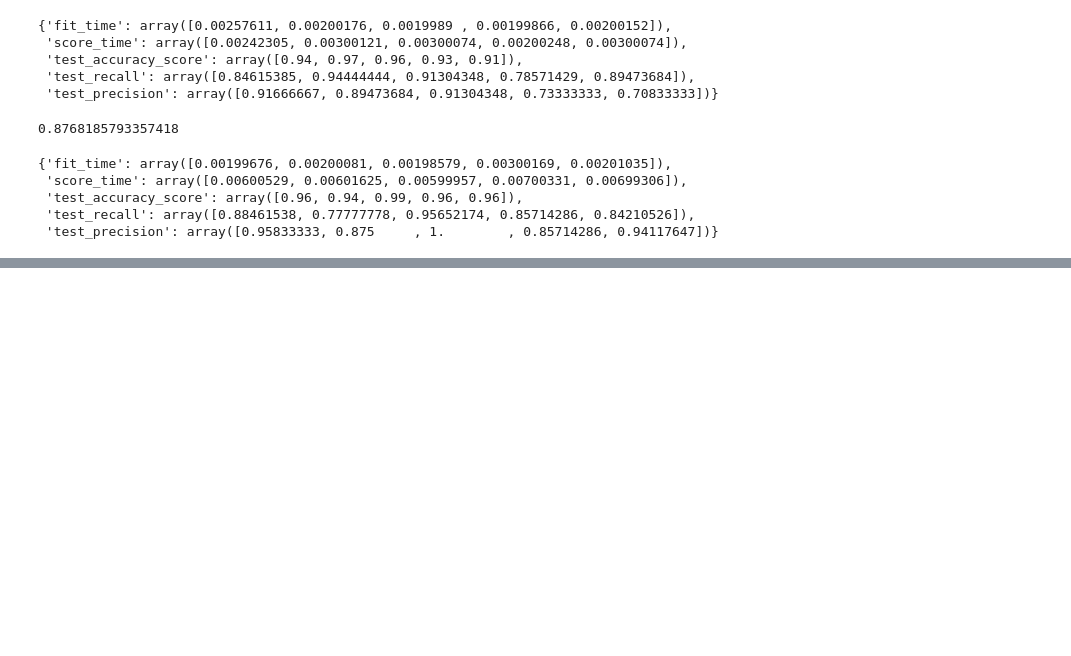
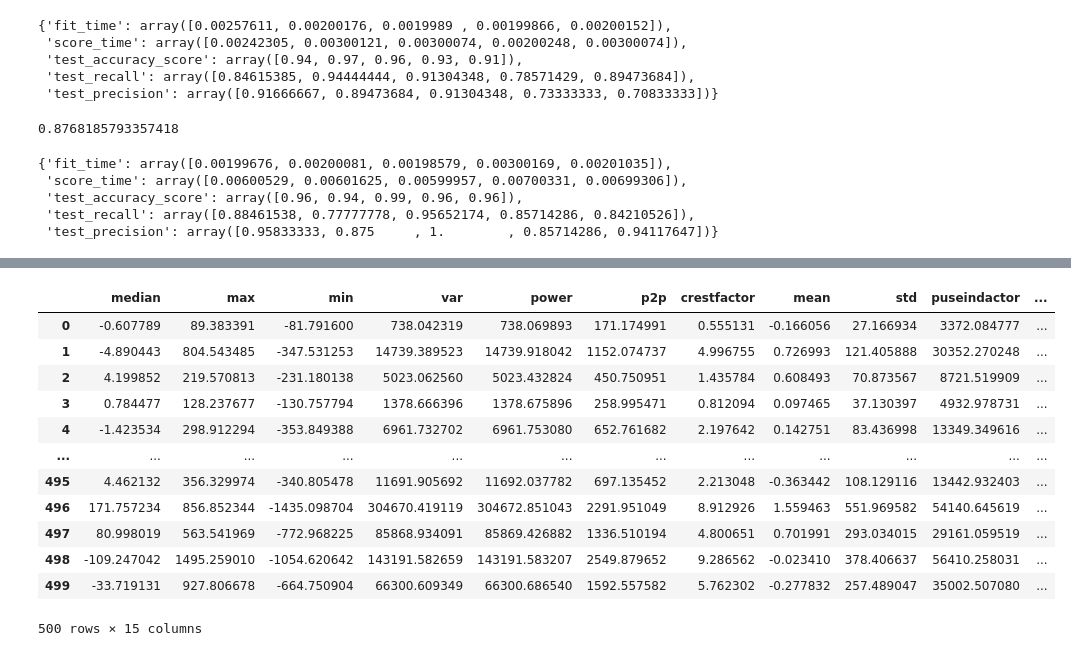
Before and after one commit to yasaminesmati/AI-project, a Jupyter notebook: a.ipynb, the cells around one changed output, grey strips where cells are left out. Saved outputs shown, nothing was run; the diff lists cells and outputs as text; code cells hidden in the pictures; blank space fills up the shorter version.

```diff
--- a/a.ipynb
+++ b/a.ipynb
@@ -513,0 +550,17 @@ results
+# %%
+df_features=pd.DataFrame(df_features,columns=new_df_features.keys())
+df_features
+# %% [output]
+|  | median | max | min | var | power | p2p | crestfactor | mean | std | puseindactor | ... |
+| 0 | -0.607789 | 89.383391 | -81.791600 | 738.042319 | 738.069893 | 171.174991 | 0.555131 | -0.166056 | 27.166934 | 3372.084777 | ... |
+| 1 | -4.890443 | 804.543485 | -347.531253 | 14739.389523 | 14739.918042 | 1152.074737 | 4.996755 | 0.726993 | 121.405888 | 30352.270248 | ... |
+| 2 | 4.199852 | 219.570813 | -231.180138 | 5023.062560 | 5023.432824 | 450.750951 | 1.435784 | 0.608493 | 70.873567 | 8721.519909 | ... |
+| 3 | 0.784477 | 128.237677 | -130.757794 | 1378.666396 | 1378.675896 | 258.995471 | 0.812094 | 0.097465 | 37.130397 | 4932.978731 | ... |
+| 4 | -1.423534 | 298.912294 | -353.849388 | 6961.732702 | 6961.753080 | 652.761682 | 2.197642 | 0.142751 | 83.436998 | 13349.349616 | ... |
+| ... | ... | ... | ... | ... | ... | ... | ... | ... | ... | ... | ... |
+| 495 | 4.462132 | 356.329974 | -340.805478 | 11691.905692 | 11692.037782 | 697.135452 | 2.213048 | -0.363442 | 108.129116 | 13442.932403 | ... |
+| 496 | 171.757234 | 856.852344 | -1435.098704 | 304670.419119 | 304672.851043 | 2291.951049 | 8.912926 | 1.559463 | 551.969582 | 54140.645619 | ... |
+| 497 | 80.998019 | 563.541969 | -772.968225 | 85868.934091 | 85869.426882 | 1336.510194 | 4.800651 | 0.701991 | 293.034015 | 29161.059519 | ... |
+| 498 | -109.247042 | 1495.259010 | -1054.620642 | 143191.582659 | 143191.583207 | 2549.879652 | 9.286562 | -0.023410 | 378.406637 | 56410.258031 | ... |
+| 499 | -33.719131 | 927.806678 | -664.750904 | 66300.609349 | 66300.686540 | 1592.557582 | 5.762302 | -0.277832 | 257.489047 | 35002.507080 | ... |
+500 rows × 15 columns
```
Also changed, not shown: parts of 52 cells of this notebook.
